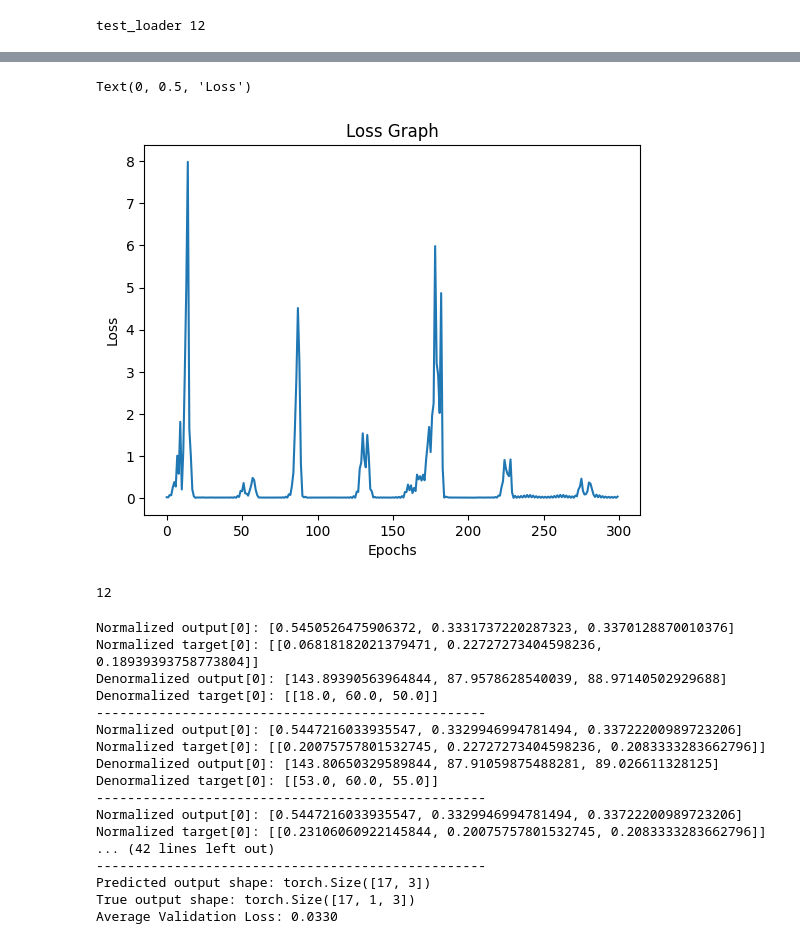
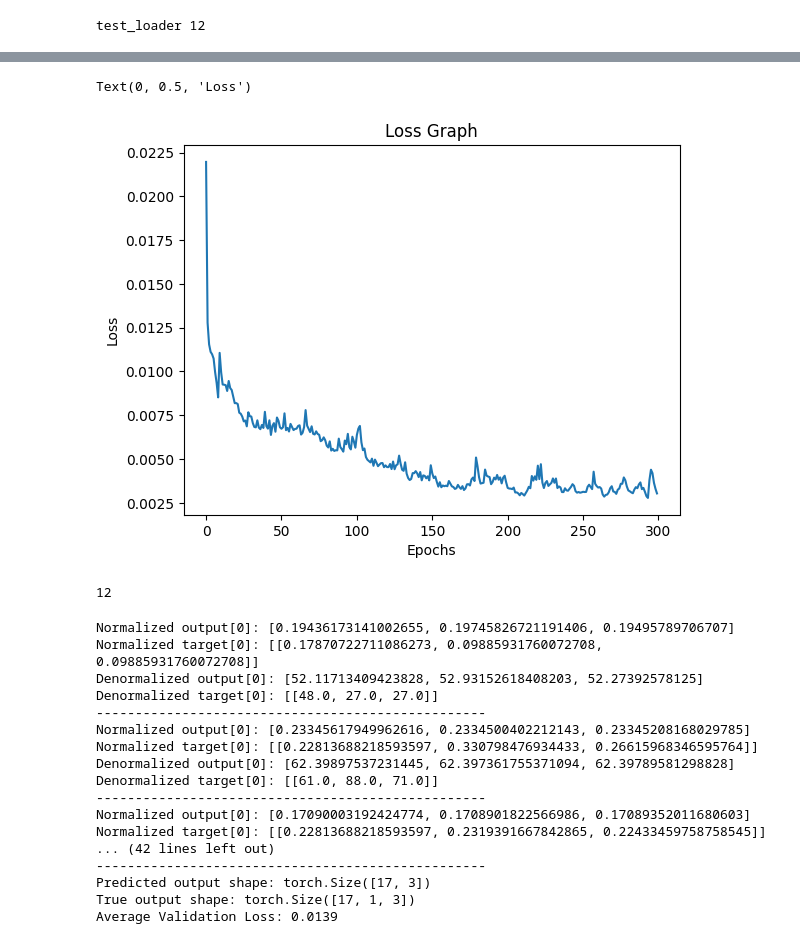
Before and after one commit to SSTengNic/DL_Project, a Jupyter notebook: Taxi_Prediction BI_LSTM.ipynb, the cells around one changed output, grey strips where cells are left out. Drawn from its saved outputs; the diff is of its cells as text; code cells hidden in the pictures.

```diff
--- a/Taxi_Prediction BI_LSTM.ipynb
+++ b/Taxi_Prediction BI_LSTM.ipynb
@@ -119,7 +119,7 @@ Normalization of certain inputs are done as well, but I am unsure if it is the r
 
 # taxi_df = pd.read_csv(taxi_availability_file_path, delimiter=",")
 
-merged_weather_taxi_df = "merged_file_3_years (2).csv"
+merged_weather_taxi_df = "merged_file_3_years.csv"
 taxi_df = pd.read_csv(merged_weather_taxi_df, delimiter = ",")
 
 #Adjusting for weather parameters
@@ -135,5 +135,6 @@ taxi_df["IsWeekend"] = (taxi_df["DateTime"].dt.weekday >= 5).astype(int)
 taxi_df["Hour"] = taxi_df["DateTime"].dt.hour + 1  # Convert 0-23 to 1-24
 taxi_df = taxi_df.drop(columns = "DateTime")
 
-print(taxi_df.dtypes)
+# print(taxi_df.dtypes)
+print(taxi_df.head)
 # %% [output]
@@ -297,7 +304,7 @@ class BiLSTM_pt(torch.nn.Module):
 
         return out, hn, cn
 # %%
-def train(model, dataloader,num_layers, hidden_size, num_epochs, learning_rate, device, ):
+def train(model, dataloader, num_epochs, learning_rate, device):
     # Set the loss function and optimizer
     criterion = torch.nn.MSELoss()
     optimizer = torch.optim.Adam(model.parameters(), lr=learning_rate)
@@ -305,27 +312,33 @@ def train(model, dataloader,num_layers, hidden_size, num_epochs, learning_rate,
     loss_graph = []
 
     for epoch in range(num_epochs):
-        loss=0
-        hidden_state, cell_state = None, None
-        optimizer.zero_grad() #Double check if this is the right position
-        for batch_idx, (inputs, targets) in enumerate(train_loader):
-            if batch_idx == len(train_loader) - 1:
-                break  # Skip the last batch
-            # Initialize hidden state and cell state for each batch
-            # Forward pass
-            output, cell_state, hidden_state = model(inputs,cell_state, hidden_state)
-            # Calculate loss
+        epoch_loss = 0.0
+
+        hidden_state, cell_state = None, None  # Reset for each epoch
+
+        for batch_idx, (inputs, targets) in enumerate(dataloader):
+            inputs, targets = inputs.to(device), targets.to(device)
+
+            optimizer.zero_grad()
+
+            output, hidden_state, cell_state = model(inputs, hidden_state, cell_state)
+            output = output.unsqueeze(-1)
+
+            # Compute loss
             loss = criterion(output, targets)
             loss.backward()
             optimizer.step()
 
             hidden_state = hidden_state.detach()
             cell_state = cell_state.detach()
-        loss_graph.append(loss.item())
 
-        if epoch %50 == 0:
-            print(f'Epoch {epoch+1}/{num_epochs}, Loss: {loss/len(dataloader)}')
-    print(f'Epoch {epoch+1}/{num_epochs}, Loss: {loss/len(dataloader)}')
+            epoch_loss += loss.item()
+
+        avg_loss = epoch_loss / len(dataloader)
+        loss_graph.append(avg_loss)
+
+        if epoch % 50 == 0 or epoch == num_epochs - 1:
+            print(f'Epoch {epoch+1}/{num_epochs}, Loss: {avg_loss:.6f}')
 
     return loss_graph
 # %%
@@ -338,7 +351,7 @@ output_size = 3
 dataloader = train_loader
 #Create the model
 model = BiLSTM_pt(input_size, hidden_size, num_layers, output_size).to(device)
-loss_graph = train(model, dataloader,num_layers, hidden_size, num_epochs = 300, learning_rate = 0.01, device = device)
+loss_graph = train(model, dataloader, num_epochs = 300, learning_rate = 0.01, device = device)
 
 plt.plot(loss_graph)
 plt.title("Loss Graph")
@@ -355,5 +368,5 @@ Epoch 300/300, Loss: 0.0007409483077935874
 Text(0, 0.5, 'Loss')
-[figure, old version]
+[figure, new version]
 # %%
 print(len(test_loader))
 # %% [output]
@@ -400,23 +413,23 @@ print("Predicted output shape:", output.shape)
 print("True output shape:", targets.shape)
 print(f'Average Validation Loss: {loss_value:.4f}')
 # %% [output]
-Normalized output[0]: [0.5450526475906372, 0.3331737220287323, 0.3370128870010376]
-Normalized target[0]: [[0.06818182021379471, 0.22727273404598236, 0.18939393758773804]]
-Denormalized output[0]: [143.89390563964844, 87.9578628540039, 88.97140502929688]
-Denormalized target[0]: [[18.0, 60.0, 50.0]]
+Normalized output[0]: [0.19436173141002655, 0.19745826721191406, 0.19495789706707]
+Normalized target[0]: [[0.17870722711086273, 0.09885931760072708, 0.09885931760072708]]
+Denormalized output[0]: [52.11713409423828, 52.93152618408203, 52.27392578125]
+Denormalized target[0]: [[48.0, 27.0, 27.0]]
 --------------------------------------------------
-Normalized output[0]: [0.5447216033935547, 0.3329946994781494, 0.33722200989723206]
-Normalized target[0]: [[0.20075757801532745, 0.22727273404598236, 0.2083333283662796]]
-Denormalized output[0]: [143.80650329589844, 87.91059875488281, 89.026611328125]
-Denormalized target[0]: [[53.0, 60.0, 55.0]]
+Normalized output[0]: [0.23345617949962616, 0.2334500402212143, 0.23345208168029785]
+Normalized target[0]: [[0.22813688218593597, 0.330798476934433, 0.26615968346595764]]
+Denormalized output[0]: [62.39897537231445, 62.397361755371094, 62.39789581298828]
+Denormalized target[0]: [[61.0, 88.0, 71.0]]
 --------------------------------------------------
-Normalized output[0]: [0.5447216033935547, 0.3329946994781494, 0.33722200989723206]
-Normalized target[0]: [[0.23106060922145844, 0.20075757801532745, 0.2083333283662796]]
+Normalized output[0]: [0.17090003192424774, 0.1708901822566986, 0.17089352011680603]
+Normalized target[0]: [[0.22813688218593597, 0.2319391667842865, 0.22433459758758545]]
 ... (42 lines left out)
 --------------------------------------------------
 Predicted output shape: torch.Size([17, 3])
 True output shape: torch.Size([17, 1, 3])
-Average Validation Loss: 0.0330
+Average Validation Loss: 0.0139
 # %%
 
 # model.eval()
```
Also changed, not shown: parts of 4 cells of this notebook, 14 other files.
